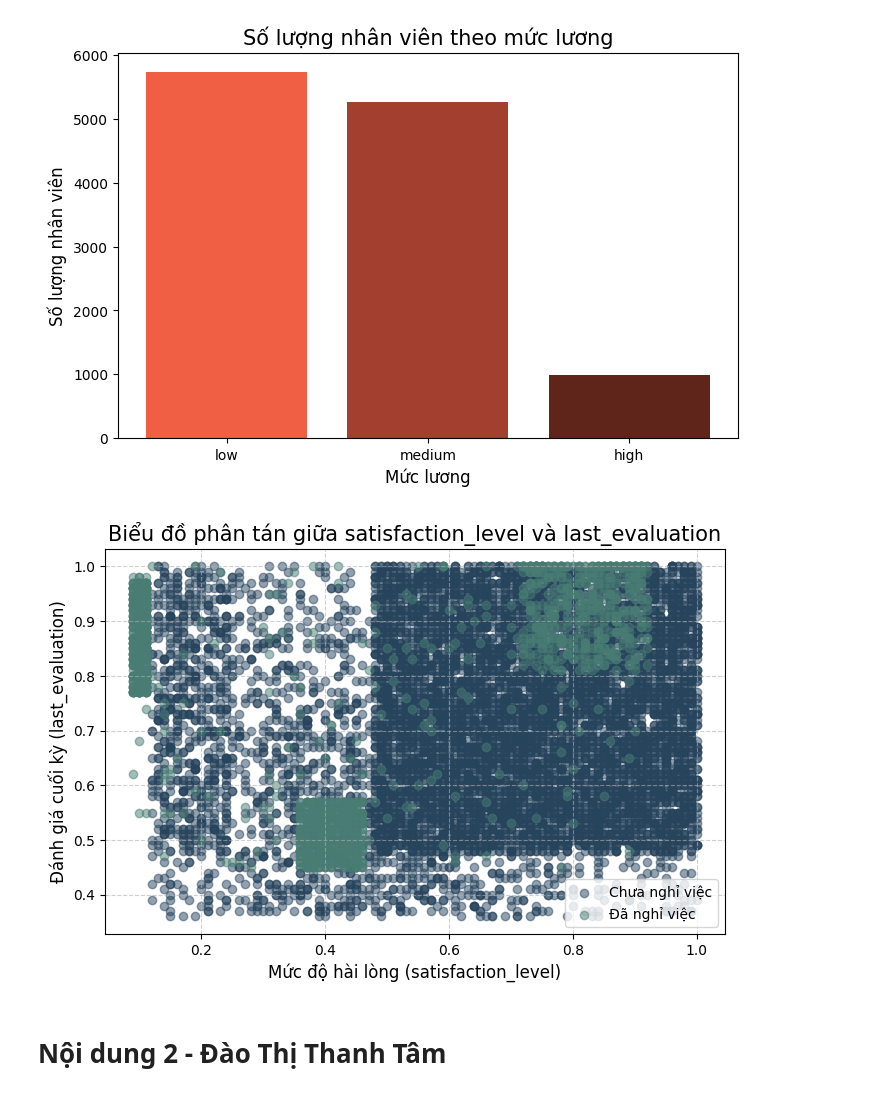
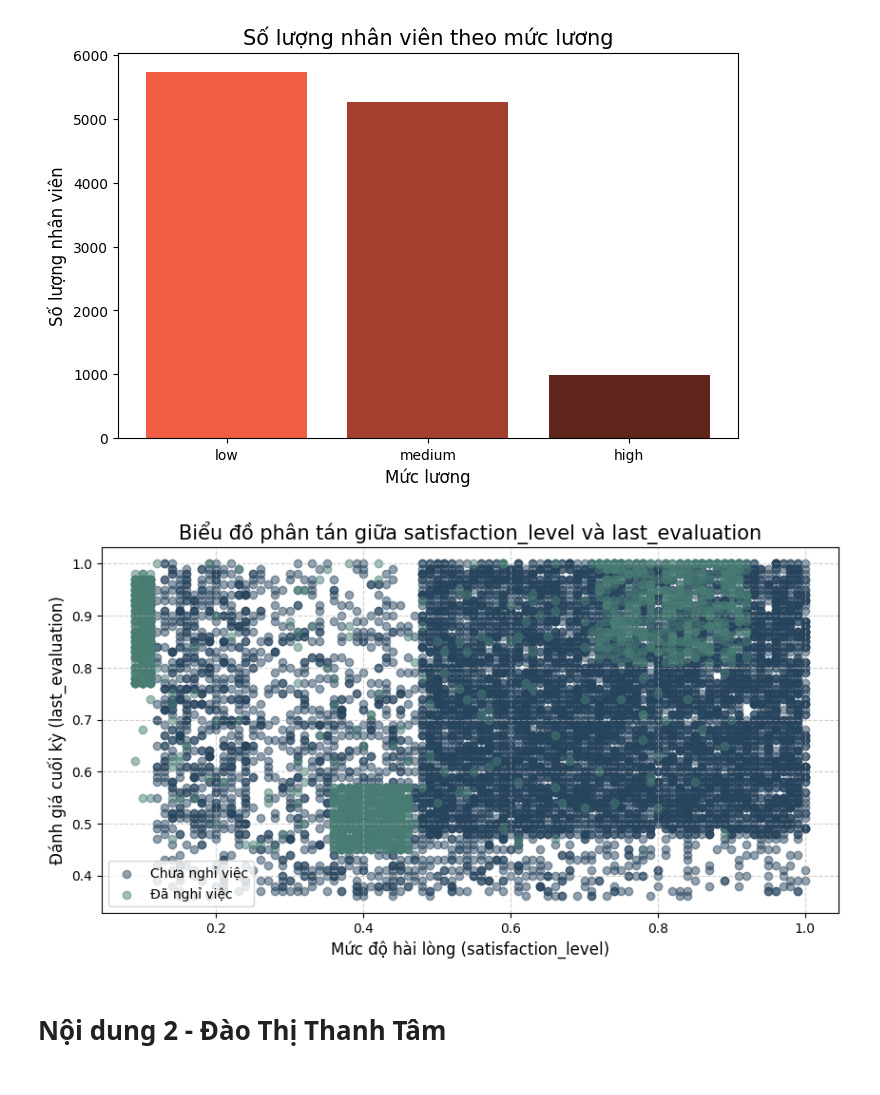
Before and after one commit to Cgaz275/PTDL, a Jupyter notebook: PTDL.ipynb, the cells around one changed output. Cells and saved outputs as stored; diff of their text form; code cells hidden in the pictures.

```diff
--- a/PTDL.ipynb
+++ b/PTDL.ipynb
@@ -128,26 +128,26 @@ plt.show()
 # %%
 # Tạo hai nhóm: Nhân viên đã nghỉ và chưa nghỉ
 df_left = df[df['left'] == 1]  # Nhân viên đã nghỉ việc
 df_stay = df[df['left'] == 0]  # Nhân viên vẫn làm việc
 
 # Vẽ biểu đồ scatter
-plt.figure(figsize=(8, 5))
+plt.figure(figsize=(10, 5))
 plt.scatter(df_stay['satisfaction_level'], df_stay['last_evaluation'],
             color='#27445D', alpha=0.5, label="Chưa nghỉ việc")
 plt.scatter(df_left['satisfaction_level'], df_left['last_evaluation'],
             color='#497D74', alpha=0.5, label="Đã nghỉ việc")
 
 # Thêm tiêu đề và nhãn
 plt.xlabel("Mức độ hài lòng (satisfaction_level)", size = 12)
 plt.ylabel("Đánh giá cuối kỳ (last_evaluation)", size = 12)
 plt.title("Biểu đồ phân tán giữa satisfaction_level và last_evaluation", size = 15)
 plt.legend()  # Hiển thị chú thích
 plt.grid(True, linestyle="--", alpha=0.6)  # Thêm lưới giúp dễ nhìn
 
 # Hiển thị biểu đồ
 plt.show()
 # %% [output]
-[figure, old version]
+[figure, new version]
 # %% [markdown]
 # Nội dung 2 - Đào Thị Thanh Tâm
 # %%
```
Also changed, not shown: parts of 1 cell of this notebook.
